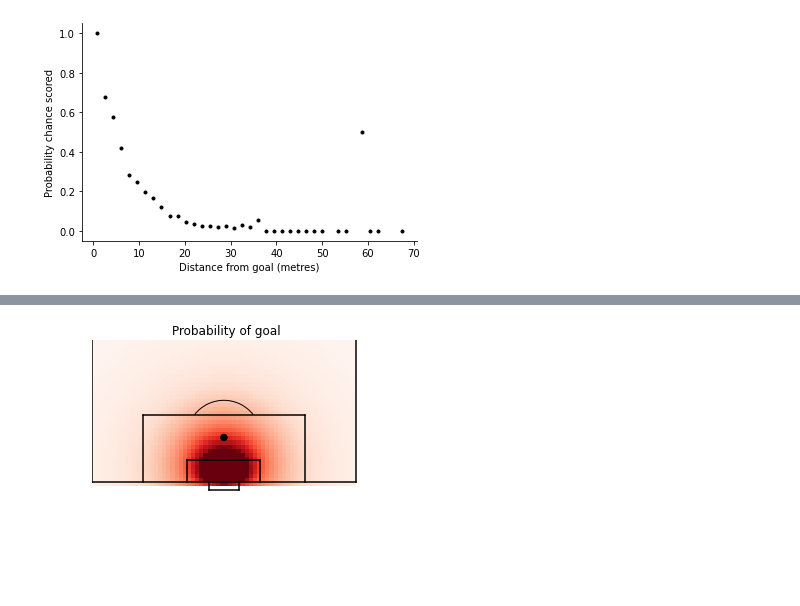
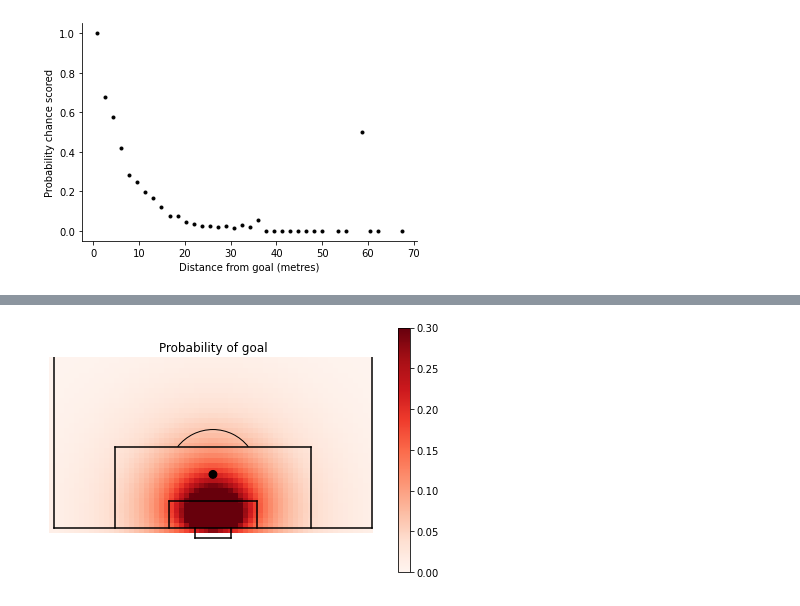
Before and after one commit to utkarshshri1016/Soccer-and-Stats, a Jupyter notebook: xGModel.ipynb, the cells around one changed output, grey strips where cells are left out. Cells and saved outputs as stored; diff of their text form; code cells hidden in the pictures.

```diff
--- a/xGModel.ipynb
+++ b/xGModel.ipynb
@@ -146,6 +144,9 @@ ax.spines['right'].set_visible(False)
 [figure]
 # %%
 #Now lets look at the likelihood of model given data
+b=[3, -3]
+x=np.arange(150,step=0.1)
+y=1/(1+np.exp(b[0]+b[1]*x*np.pi/180))
 xG=1/(1+np.exp(b[0]+b[1]*shots_model['Angle']))
 shots_model = shots_model.assign(xG=xG)
 shots_40=shots_model.iloc[:40]
@@ -172,7 +173,6 @@ plt.text(45,0.1,str(loglikelihood))
 ax.set_yticks([0,1])
 ax.spines['top'].set_visible(False)
 ax.spines['right'].set_visible(False)
-fig.savefig('Output/LikelihoodExample.pdf', dpi=None, bbox_inches="tight")
 plt.show()
 # %% [output]
 [figure]
@@ -296,14 +294,6 @@ Distance       0.2893      0.018     16.353      0.000       0.255       0.324
 D2            -0.0038      0.000     -8.358      0.000      -0.005      -0.003
 ==============================================================================
 [figure]
-# %%
-#Adding even more variables to the model.
-squaredX = shots_model['X']**2
-shots_model = shots_model.assign(X2=squaredX)
-squaredC = shots_model['C']**2
-shots_model = shots_model.assign(C2=squaredC)
-AX = shots_model['Angle']*shots_model['X']
-shots_model = shots_model.assign(AX=AX)
 # %%
 # A general model for fitting goal probability
 # List the model variables you want here
@@ -352,30 +342,24 @@ shots_model = shots_model.assign(xG=xG)
 # %%
 #Create a 2D map of xG
 pgoal_2d=np.zeros((65,65))
 for x in range(65):
     for y in range(65):
         sh=dict()
         a = np.arctan(7.32 *x /(x**2 + abs(y-65/2)**2 - (7.32/2)**2))
         if a<0:
             a = np.pi + a
         sh['Angle'] = a
         sh['Distance'] = np.sqrt(x**2 + abs(y-65/2)**2)
-        sh['D2'] = x**2 + abs(y-65/2)**2
-        sh['X'] = x
-        sh['AX'] = x*a
-        sh['X2'] = x**2
-        sh['C'] = abs(y-65/2)
-        sh['C2'] = (y-65/2)**2
 
         pgoal_2d[x,y] =  calculate_xG(sh)
 
 (fig,ax) = FCPython.createGoalMouth()
 pos=ax.imshow(pgoal_2d, extent=[-1,65,65,-1], aspect='auto',cmap=plt.cm.Reds,vmin=0, vmax=0.3)
 fig.colorbar(pos, ax=ax)
 ax.set_title('Probability of goal')
-plt.xlim((0,66))
+plt.xlim((-1,66))
 plt.ylim((-3,35))
+plt.tight_layout()
 plt.gca().set_aspect('equal', adjustable='box')
-plt.show()
 # %% [output]
-[figure, old version]
+[figure, new version]
```
Also changed, not shown: parts of 8 cells of this notebook, 1 other file.
